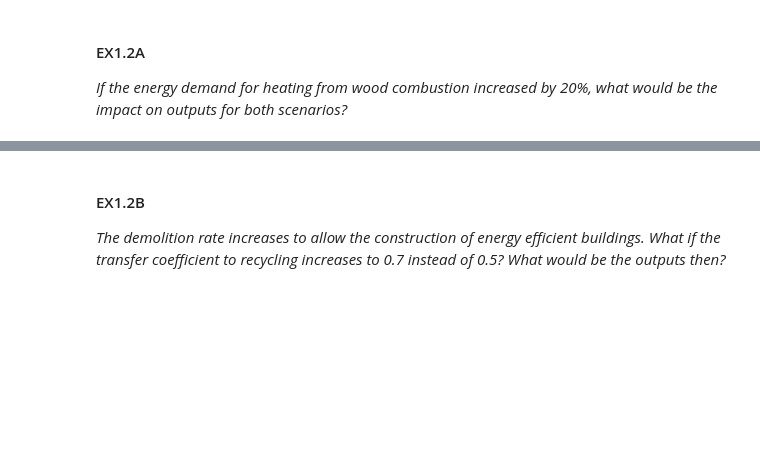
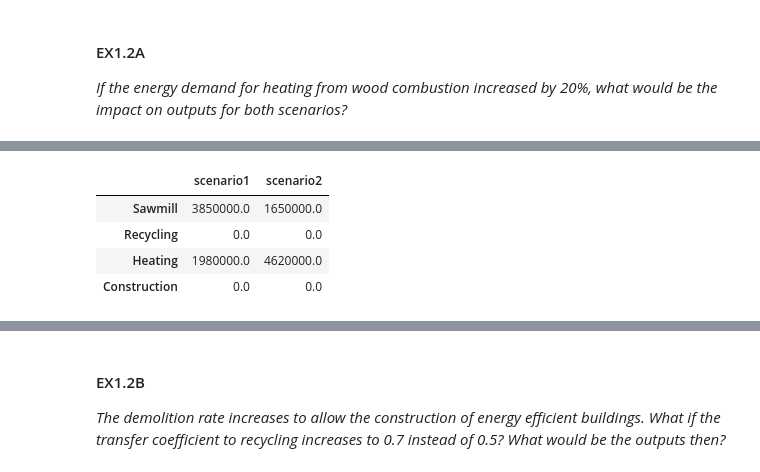
Before and after one commit to epfl-herus/ENV-501_MEFA_exercises, a Jupyter notebook: EX4_W5_MFAmatrix/EXERCISE W5_Q&A.ipynb, the cells around one changed output, grey strips where cells are left out. Saved outputs shown, nothing was run; the diff lists cells and outputs as text; code cells hidden in the pictures; blank space fills up the shorter version.

```diff
--- a/EX4_W5_IOA/EXERCISE W7_Q&A.ipynb
+++ b/EX4_W5_MFAmatrix/EXERCISE W5_Q&A.ipynb
@@ -146,4 +158,12 @@ I_df
 | Construction | 0.0 | 0.0 |
+# %%
+I_a_df
+# %% [output]
+|  | scenario1 | scenario2 |
+| Sawmill | 3850000.0 | 1650000.0 |
+| Recycling | 0.0 | 0.0 |
+| Heating | 1980000.0 | 4620000.0 |
+| Construction | 0.0 | 0.0 |
 # %%
 # -- Matrix calculations for the two scenarios
 
```
Also changed, not shown: parts of 34 cells of this notebook, 23 other files.
